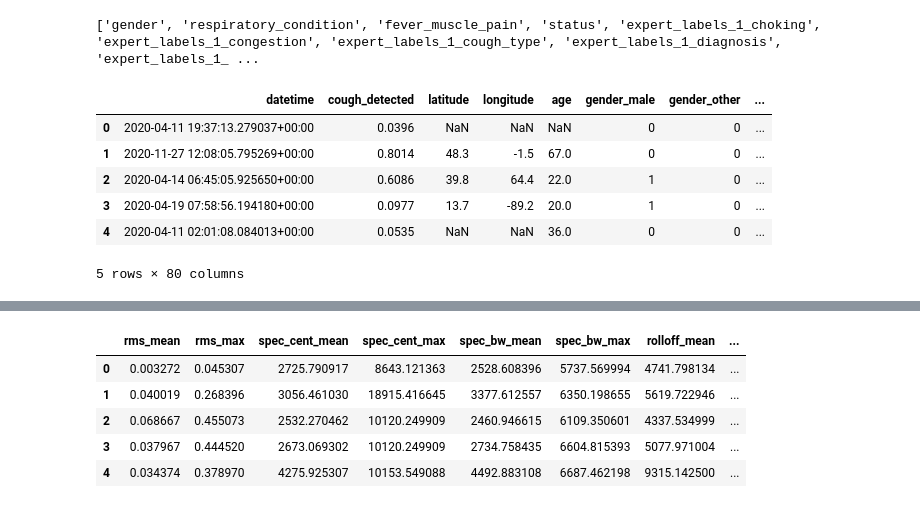
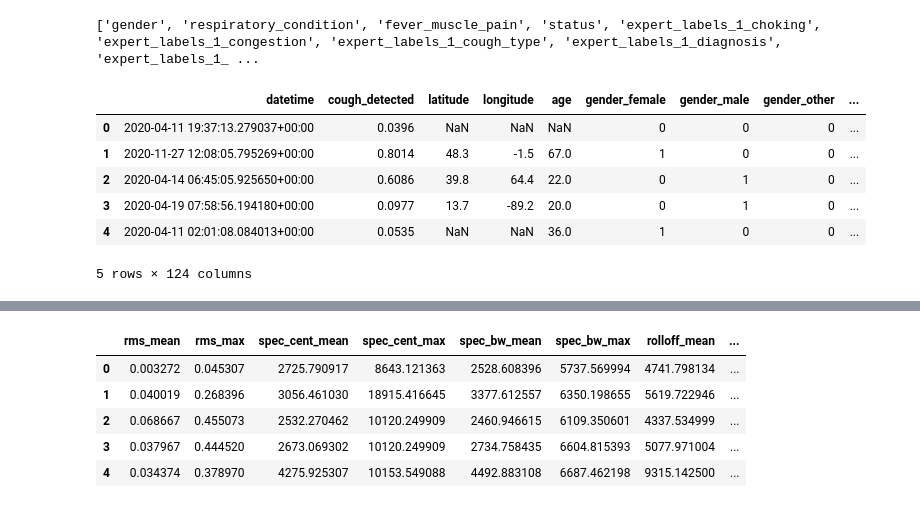
Before and after one commit to yshevche/COVIDCoughCapstone, a Jupyter notebook: notebooks/Pre-processing.ipynb, the cells around one changed output, grey strips where cells are left out. Saved outputs shown, nothing was run; the diff lists cells and outputs as text; code cells hidden in the pictures.

```diff
--- a/notebooks/Pre-processing.ipynb
+++ b/notebooks/Pre-processing.ipynb
@@ -203,14 +205,14 @@ print(categorical)
 # %% [output]
 ['gender', 'respiratory_condition', 'fever_muscle_pain', 'status', 'expert_labels_1_choking', 'expert_labels_1_congestion', 'expert_labels_1_cough_type', 'expert_labels_1_diagnosis', 'expert_labels_1_ ...
 # %%
-df = pd.get_dummies(df, columns=categorical,drop_first=True)
+df = pd.get_dummies(df, columns=categorical)
 df.head()
 # %% [output]
-|  | datetime | cough_detected | latitude | longitude | age | gender_male | gender_other | ... |
-| 0 | 2020-04-11 19:37:13.279037+00:00 | 0.0396 | NaN | NaN | NaN | 0 | 0 | ... |
-| 1 | 2020-11-27 12:08:05.795269+00:00 | 0.8014 | 48.3 | -1.5 | 67.0 | 0 | 0 | ... |
-| 2 | 2020-04-14 06:45:05.925650+00:00 | 0.6086 | 39.8 | 64.4 | 22.0 | 1 | 0 | ... |
-| 3 | 2020-04-19 07:58:56.194180+00:00 | 0.0977 | 13.7 | -89.2 | 20.0 | 1 | 0 | ... |
-| 4 | 2020-04-11 02:01:08.084013+00:00 | 0.0535 | NaN | NaN | 36.0 | 0 | 0 | ... |
+|  | datetime | cough_detected | latitude | longitude | age | gender_female | gender_male | gender_other | ... |
+| 0 | 2020-04-11 19:37:13.279037+00:00 | 0.0396 | NaN | NaN | NaN | 0 | 0 | 0 | ... |
+| 1 | 2020-11-27 12:08:05.795269+00:00 | 0.8014 | 48.3 | -1.5 | 67.0 | 1 | 0 | 0 | ... |
+| 2 | 2020-04-14 06:45:05.925650+00:00 | 0.6086 | 39.8 | 64.4 | 22.0 | 0 | 1 | 0 | ... |
+| 3 | 2020-04-19 07:58:56.194180+00:00 | 0.0977 | 13.7 | -89.2 | 20.0 | 0 | 1 | 0 | ... |
+| 4 | 2020-04-11 02:01:08.084013+00:00 | 0.0535 | NaN | NaN | 36.0 | 1 | 0 | 0 | ... |
-5 rows × 80 columns
+5 rows × 124 columns
 # %%
```
Also changed, not shown: parts of 6 cells of this notebook, 7 other files.
